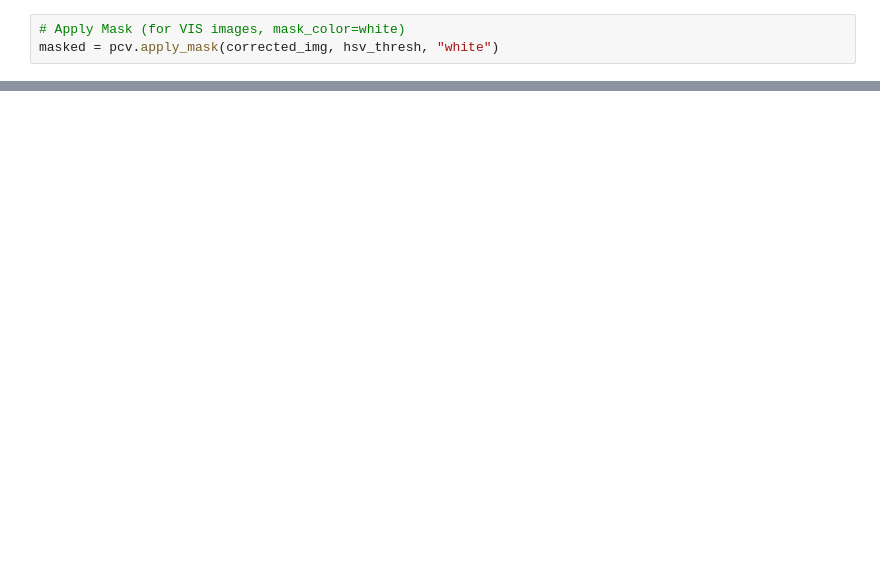
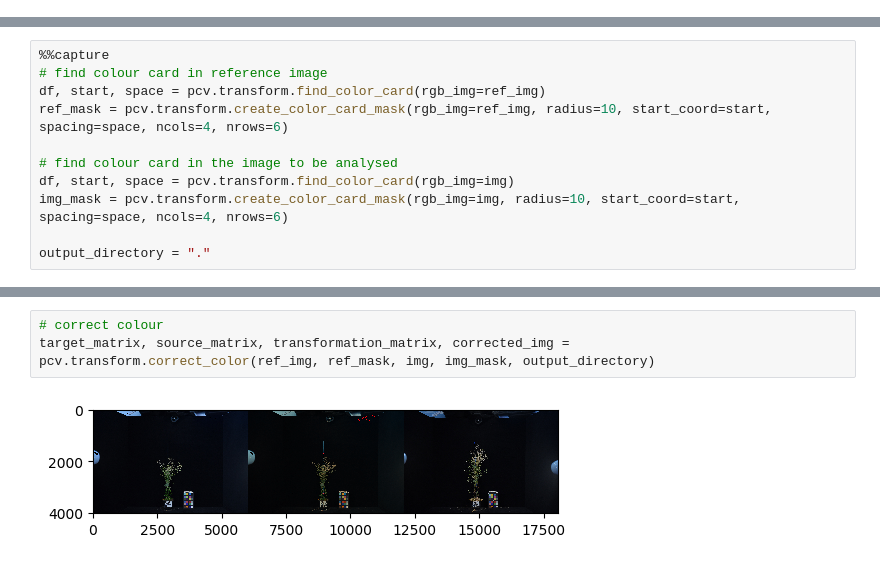
Before and after one commit to leonardblaschek/plantcv, a Jupyter notebook: plantcv_vis.ipynb, the cells around one changed output, grey strips where cells are left out. Drawn from its saved outputs; the diff is of its cells as text; blank space fills up the shorter version.

```diff
--- a/plantcv_vis.ipynb
+++ b/plantcv_vis.ipynb
@@ -127,3 +0,0 @@ pcv.print_image(hsv_thresh, "hsv_thresh.png")
-# %%
-# Apply Mask (for VIS images, mask_color=white)
-masked = pcv.apply_mask(corrected_img, hsv_thresh, "white")
@@ -216,0 +46,11 @@ result.close()
+# %%
+%%capture
+# find colour card in reference image
+df, start, space = pcv.transform.find_color_card(rgb_img=ref_img)
+ref_mask = pcv.transform.create_color_card_mask(rgb_img=ref_img, radius=10, start_coord=start, spacing=space, ncols=4, nrows=6)
+
+# find colour card in the image to be analysed
+df, start, space = pcv.transform.find_color_card(rgb_img=img)
+img_mask = pcv.transform.create_color_card_mask(rgb_img=img, radius=10, start_coord=start, spacing=space, ncols=4, nrows=6)
+
+output_directory = "."
@@ -216,0 +71,5 @@ result.close()
+# %%
+# correct colour
+target_matrix, source_matrix, transformation_matrix, corrected_img = pcv.transform.correct_color(ref_img, ref_mask, img, img_mask, output_directory)
+# %% [output]
+[figure, added]
```
Also changed, not shown: parts of 37 cells of this notebook, 6 other files.
